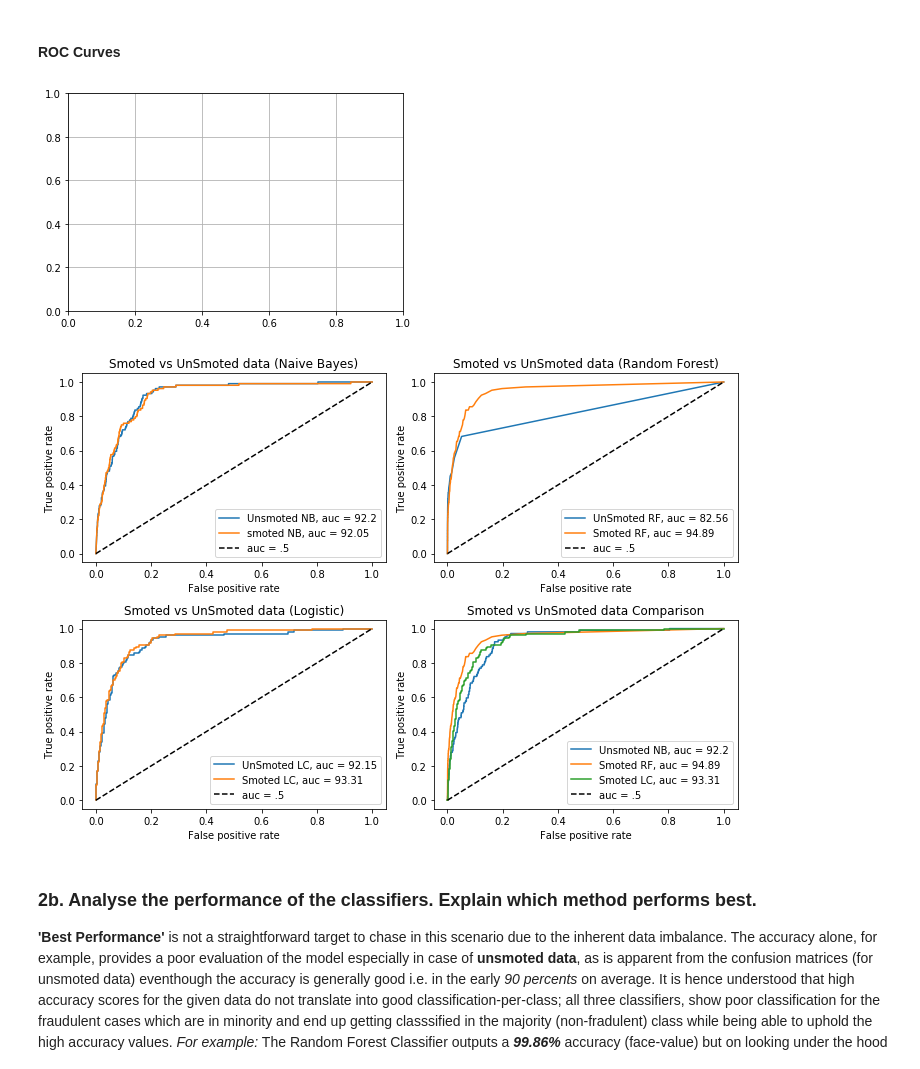
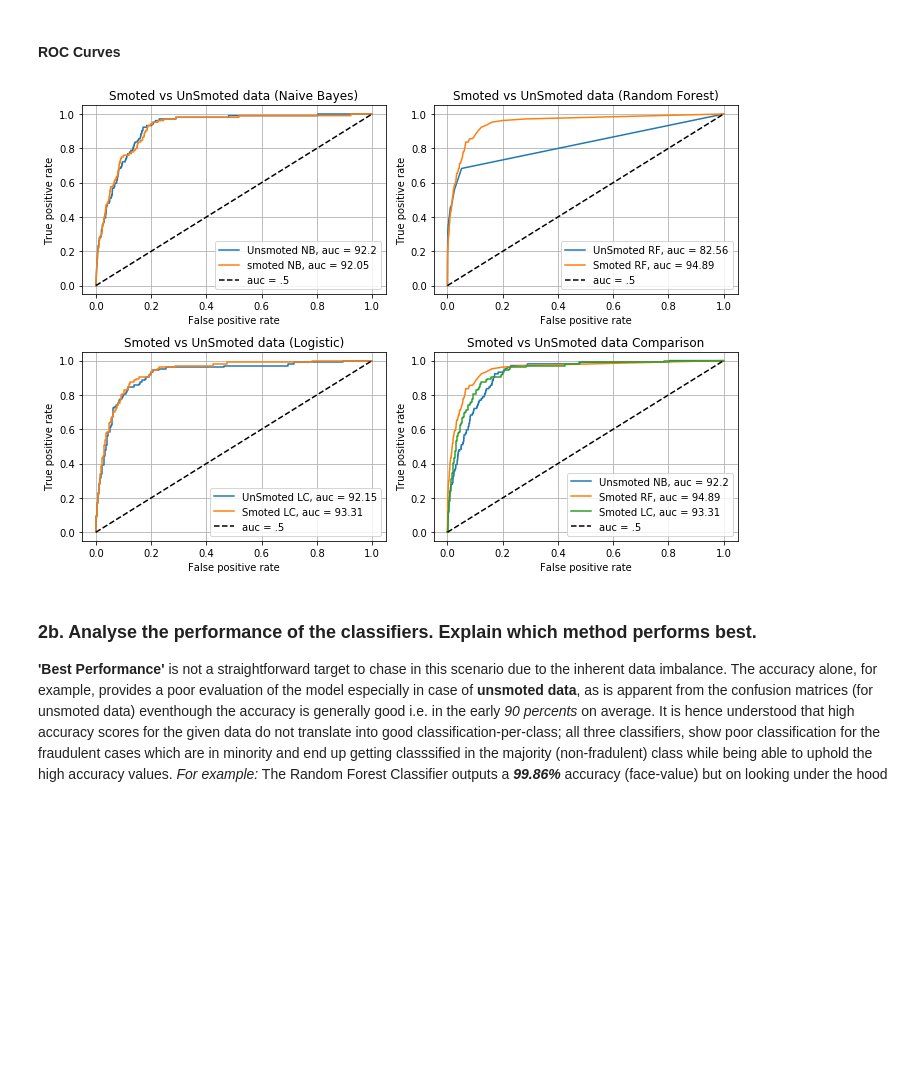
Before and after one commit to adityakunar/cda-2021, a Jupyter notebook: Assignment-1/Lab1_Master.ipynb, the cells around one changed output. Drawn from its saved outputs; the diff is of its cells as text; code cells hidden in the pictures; blank space fills up the shorter version.

```diff
--- a/Assignment-1/Lab1_Master.ipynb
+++ b/Assignment-1/Lab1_Master.ipynb
@@ -744,7 +744,7 @@ ax.set_xlabel('False positive rate')
 ax.set_ylabel('True positive rate')
 ax.set_title("Smoted vs UnSmoted data (Naive Bayes)")
 ax.legend(loc=4)
-ax.gri
+ax.grid()
 
 # AUC curve for RF
 
@@ -755,35 +755,37 @@ ax1.set_xlabel('False positive rate')
 ax1.set_ylabel('True positive rate')
 ax1.set_title("Smoted vs UnSmoted data (Random Forest)")
 ax1.legend(loc=4)
+ax1.grid()
 
 # AUC curve for LC
 
 ax2.plot(fpr_lc, tpr_lc, label = "UnSmoted LC, auc = "+str(round(auc_lc*100,2)))
 ax2.plot(fpr_lc_smote, tpr_lc_smote, label="Smoted LC, auc = " +str(round(auc_lc_smote*100,2)))
 ax2.plot([0,1], [0,1], 'k--', label = "auc = .5")
 ax2.set_xlabel('False positive rate')
 ax2.set_ylabel('True positive rate')
 ax2.set_title("Smoted vs UnSmoted data (Logistic)")
 ax2.legend(loc=4)
+ax2.grid()
 
 
 # AUC curve for ALL
 
 ax3.plot(fpr, tpr, label="Unsmoted NB, auc = " +str(round(auc * 100,2)))
 ax3.plot(fpr_rf_smote, tpr_rf_smote, label="Smoted RF, auc = " +str(round(auc_rf_smote * 100,2)))
 ax3.plot(fpr_lc_smote, tpr_lc_smote, label="Smoted LC, auc = " +str(round(auc_lc_smote * 100,2)))
 ax3.plot([0,1], [0,1], 'k--', label = "auc = .5")
 ax3.set_xlabel('False positive rate')
 ax3.set_ylabel('True positive rate')
 ax3.set_title("Smoted vs UnSmoted data Comparison")
 ax3.legend(loc=4)
+ax3.grid()
 
 
 fig.tight_layout()
 plt.show()
 # %% [output]
-[figure, old version]
+[figure, new version]
-[figure, removed]
 # %% [markdown]
 ### 2b. Analyse the performance of the classifiers. Explain which method performs best.
 
```
